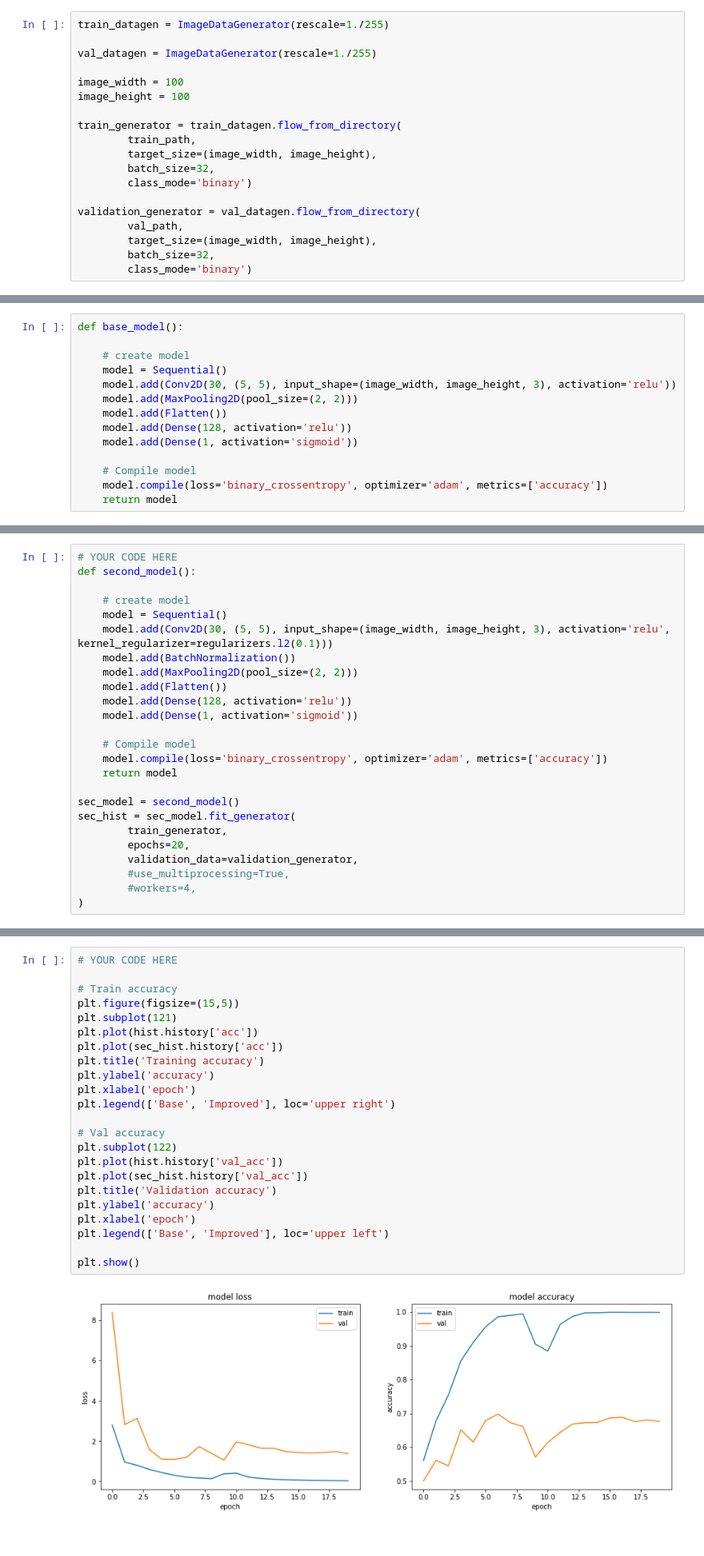
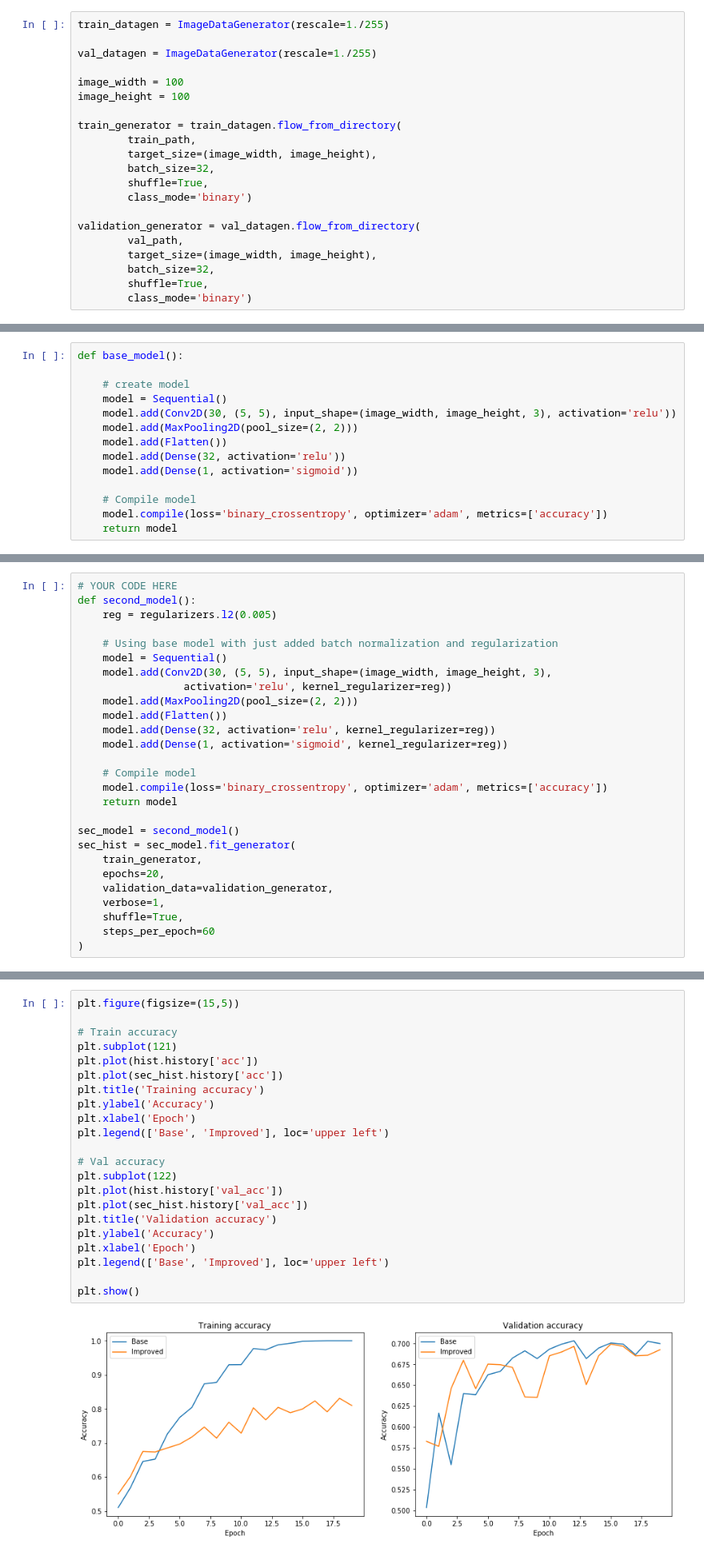
Before and after one commit to jcberntsson/ssy340-ha1, a Jupyter notebook: HA1.ipynb, the cells around one changed output, grey strips where cells are left out. Shown at 80% size. Saved outputs shown, nothing was run; the diff lists cells and outputs as text.

Commit message:
Update base and improved models

```diff
--- a/HA1.ipynb
+++ b/HA1.ipynb
@@ -145,12 +151,14 @@ train_generator = train_datagen.flow_from_directory(
         train_path,
         target_size=(image_width, image_height),
         batch_size=32,
+        shuffle=True,
         class_mode='binary')
 
 validation_generator = val_datagen.flow_from_directory(
         val_path,
         target_size=(image_width, image_height),
         batch_size=32,
+        shuffle=True,
         class_mode='binary')
 # %% [output]
 Found 3500 images belonging to 2 classes.
@@ -171,7 +179,7 @@ def base_model():
     model.add(Conv2D(30, (5, 5), input_shape=(image_width, image_height, 3), activation='relu'))
     model.add(MaxPooling2D(pool_size=(2, 2)))
     model.add(Flatten())
-    model.add(Dense(128, activation='relu'))
+    model.add(Dense(32, activation='relu'))
     model.add(Dense(1, activation='sigmoid'))
 
     # Compile model
@@ -254,15 +266,16 @@ Improve your initial model according to you answer above. Write the new definiti
 # %%
 # YOUR CODE HERE
 def second_model():
+    reg = regularizers.l2(0.005)
 
-    # create model
+    # Using base model with just added batch normalization and regularization
     model = Sequential()
-    model.add(Conv2D(30, (5, 5), input_shape=(image_width, image_height, 3), activation='relu', kernel_regularizer=regularizers.l2(0.1)))
-    model.add(BatchNormalization())
+    model.add(Conv2D(30, (5, 5), input_shape=(image_width, image_height, 3),
+                 activation='relu', kernel_regularizer=reg))
     model.add(MaxPooling2D(pool_size=(2, 2)))
     model.add(Flatten())
-    model.add(Dense(128, activation='relu'))
-    model.add(Dense(1, activation='sigmoid'))
+    model.add(Dense(32, activation='relu', kernel_regularizer=reg))
+    model.add(Dense(1, activation='sigmoid', kernel_regularizer=reg))
 
     # Compile model
     model.compile(loss='binary_crossentropy', optimizer='adam', metrics=['accuracy'])
@@ -270,11 +283,12 @@ def second_model():
 
 sec_model = second_model()
 sec_hist = sec_model.fit_generator(
-        train_generator,
-        epochs=20,
-        validation_data=validation_generator,
-        #use_multiprocessing=True,
-        #workers=4,
+    train_generator,
+    epochs=20,
+    validation_data=validation_generator,
+    verbose=1,
+    shuffle=True,
+    steps_per_epoch=60
 )
 # %% [output]
 Epoch 1/20
@@ -297,30 +311,29 @@ Epoch 20/20
 # %% [markdown]
 How does the model perform, compared to the initial model? Create one plot with the training accuracy and another with the validation accuracy of the two scenarios.
 # %%
-# YOUR CODE HERE
+plt.figure(figsize=(15,5))
 
 # Train accuracy
-plt.figure(figsize=(15,5))
 plt.subplot(121)
 plt.plot(hist.history['acc'])
 plt.plot(sec_hist.history['acc'])
 plt.title('Training accuracy')
-plt.ylabel('accuracy')
-plt.xlabel('epoch')
-plt.legend(['Base', 'Improved'], loc='upper right')
+plt.ylabel('Accuracy')
+plt.xlabel('Epoch')
+plt.legend(['Base', 'Improved'], loc='upper left')
 
 # Val accuracy
 plt.subplot(122)
 plt.plot(hist.history['val_acc'])
 plt.plot(sec_hist.history['val_acc'])
 plt.title('Validation accuracy')
-plt.ylabel('accuracy')
-plt.xlabel('epoch')
+plt.ylabel('Accuracy')
+plt.xlabel('Epoch')
 plt.legend(['Base', 'Improved'], loc='upper left')
 
 plt.show()
 # %% [output]
-[figure, old version]
+[figure, new version]
 # %% [markdown]
 Did your results improve? Explain why, or why not.
 # %% [markdown]
```
Also changed, not shown: parts of 17 cells of this notebook.
